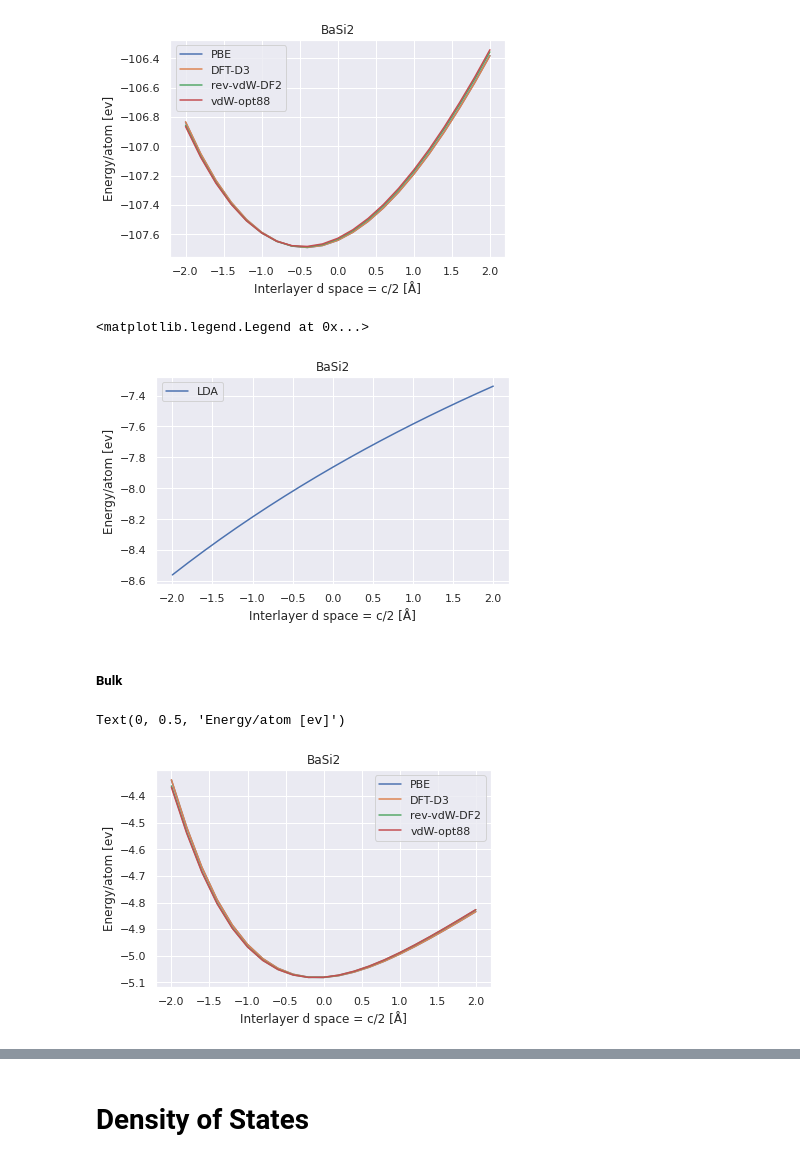
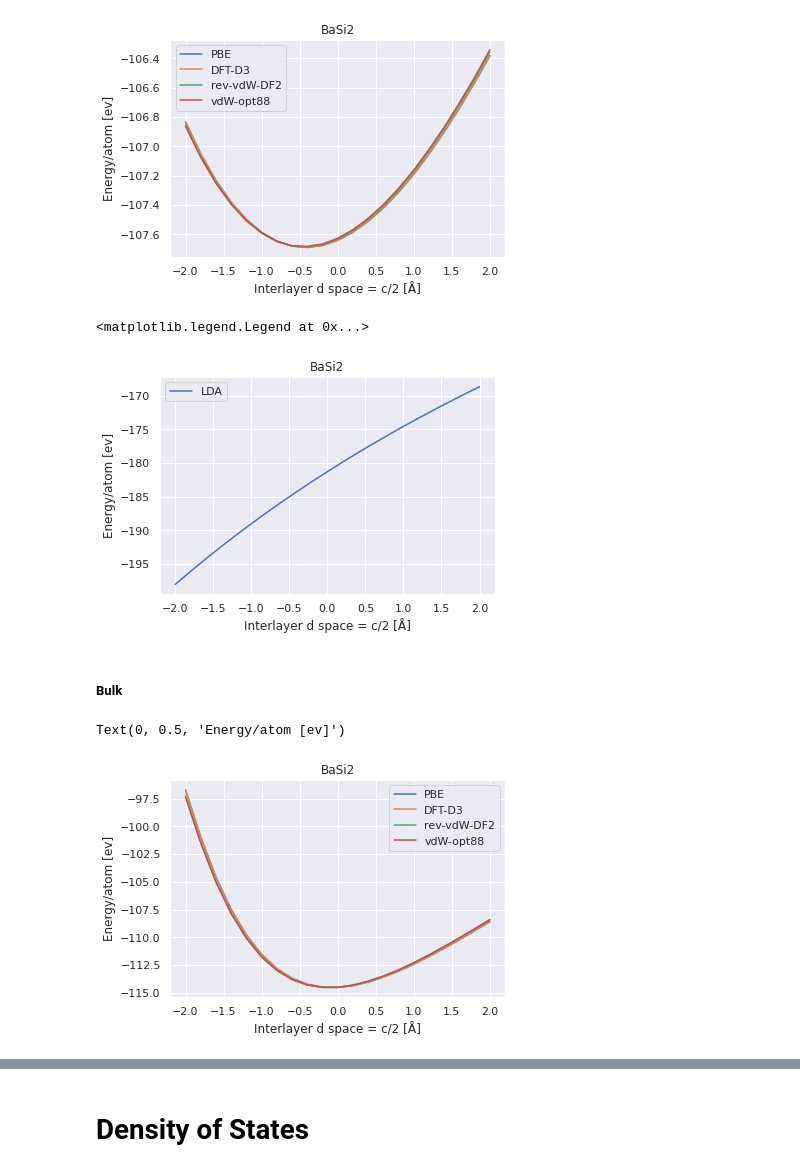
Before and after one commit to Moejay10/DFT, a Jupyter notebook: Results/Notebooks/2D_Analysis.ipynb, the cells around one changed output, grey strips where cells are left out. Drawn from its saved outputs; the diff is of its cells as text; code cells hidden in the pictures.

```diff
--- a/Results/Notebooks/2D_Analysis.ipynb
+++ b/Results/Notebooks/2D_Analysis.ipynb
@@ -460,14 +673,14 @@ plt.ylabel('Energy/atom [ev]')
 Text(0, 0.5, 'Energy/atom [ev]')
 [figure]
 # %%
-plt.plot(x, (lda['energy']-basi2_atoms)/n)
+plt.plot(x, (lda['energy']))
 plt.title('BaSi2')
 plt.xlabel('Interlayer d space = c/2 [Å]')
 plt.ylabel('Energy/atom [ev]')
 plt.legend(['LDA'])
 # %% [output]
 <matplotlib.legend.Legend at 0x...>
-[figure, old version]
+[figure, new version]
 # %% [markdown]
 ##### Bulk
 # %%
@@ -496,15 +709,15 @@ lda = pd.read_table(lda, delim_whitespace=True)
 x = np.linspace(-2.0, 2, len(rev['energy']))
 #x += origo
 n = 24 # Number of atoms
-plt.plot(x, (pbe['energy']-basi2_atoms)/n)
-plt.plot(x, (dft['energy']-basi2_atoms)/n)
-plt.plot(x, (rev['energy']-basi2_atoms)/n)
-plt.plot(x, (vdw['energy']-basi2_atoms)/n)
+plt.plot(x, pbe['energy'])
+plt.plot(x, dft['energy'])
+plt.plot(x, rev['energy'])
+plt.plot(x, vdw['energy'])
 plt.legend(['PBE', 'DFT-D3', 'rev-vdW-DF2', 'vdW-opt88'])
 plt.title('BaSi2')
 plt.xlabel('Interlayer d space = c/2 [Å]')
 plt.ylabel('Energy/atom [ev]')
 # %% [output]
 Text(0, 0.5, 'Energy/atom [ev]')
-[figure, old version]
+[figure, new version]
 # %%
```
Also changed, not shown: parts of 35 cells of this notebook.
